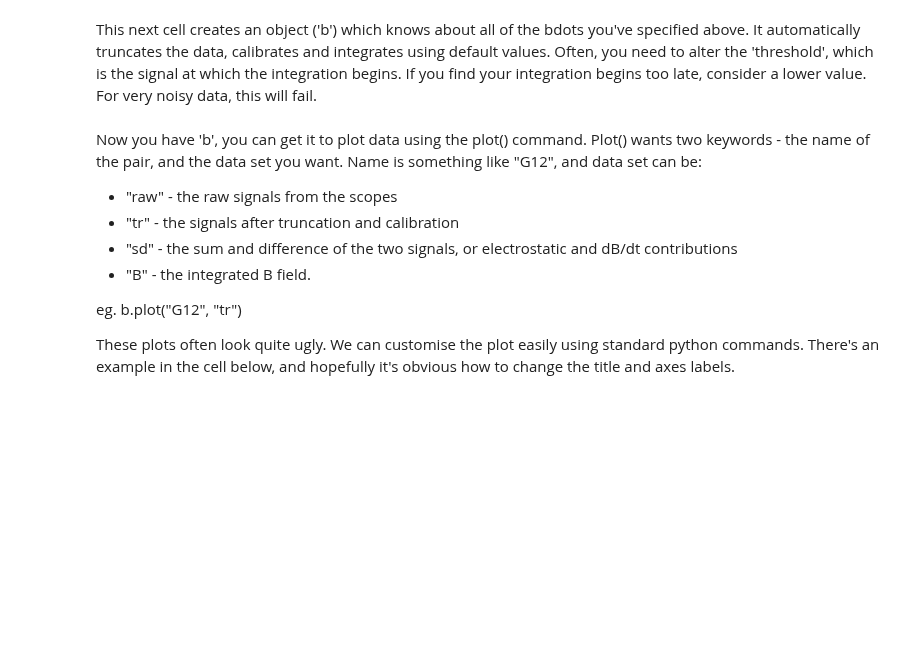
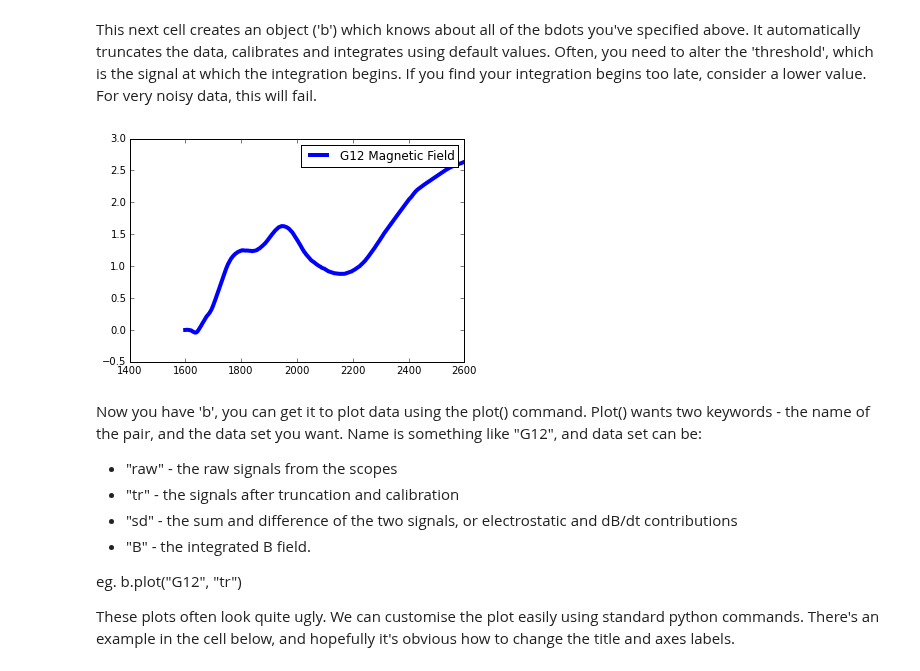
Before and after one commit to jdhare/magpie-analysis, a Jupyter notebook: Bdot Pairs - User Friendly.ipynb, the cells around one changed output. Saved outputs shown, nothing was run; the diff lists cells and outputs as text; code cells hidden in the pictures; blank space fills up the shorter version.

```diff
--- a/Bdot Pairs - User Friendly.ipynb
+++ b/Bdot Pairs - User Friendly.ipynb
@@ -23,6 +23,10 @@ diameters={"T56":0.5, "T78": 0.5, "G12": 1.0} #diameter in mm
 This next cell creates an object ('b') which knows about all of the bdots you've specified above. It automatically truncates the data, calibrates and integrates using default values. Often, you need to alter the 'threshold', which is the signal at which the integration begins. If you find your integration begins too late, consider a lower value. For very noisy data, this will fail.
 # %%
 b=Bdots(shot=shot, pairs=pairs, attenuations=attenuations, diameters=diameters, threshold=0.7)
+# %%
+b.plot("G12", "B")
+# %% [output]
+[figure, added]
 # %% [markdown]
 Now you have 'b', you can get it to plot data using the plot() command. Plot() wants two keywords - the name of the pair, and the data set you want. Name is something like "G12", and data set can be:
 * "raw" - the raw signals from the scopes
```
Also changed, not shown: 4 other files.
